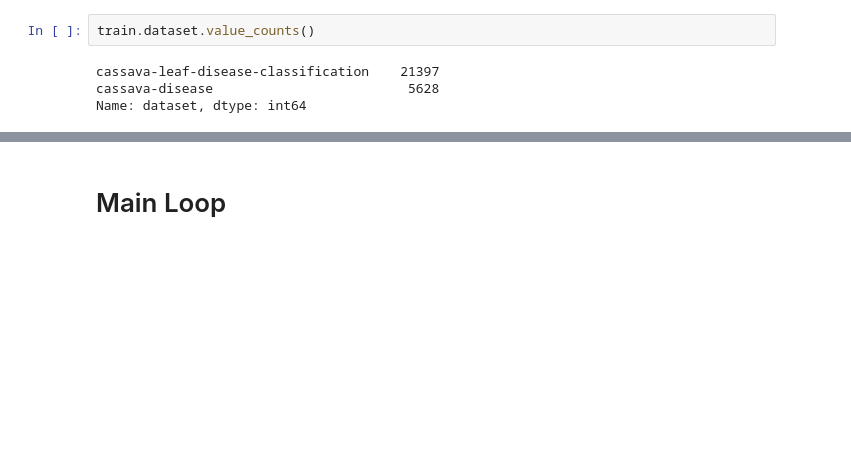
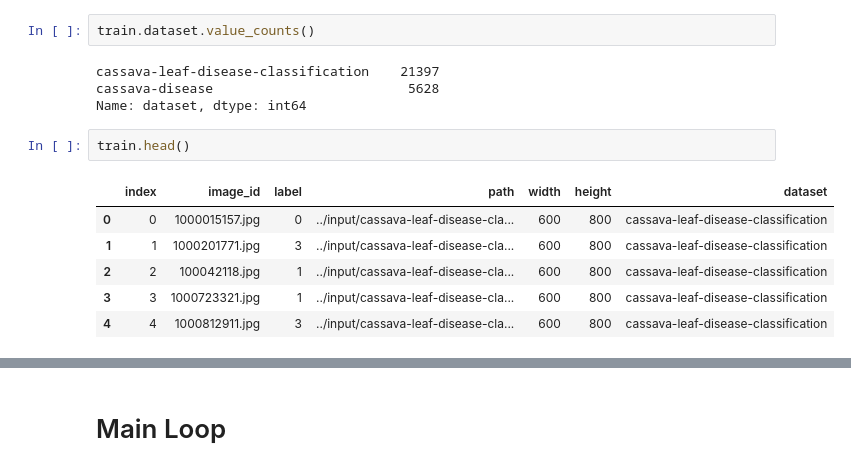
Before and after one commit to arhow/cassava_leaf_disease_classification, a Jupyter notebook: notebook/pytorch-efficientnet-baseline-train-v2.ipynb, the cells around one changed output, grey strips where cells are left out. Drawn from its saved outputs; the diff is of its cells as text; blank space fills up the shorter version.

```diff
--- a/notebook/pytorch-efficientnet-baseline-train-v2.ipynb
+++ b/notebook/pytorch-efficientnet-baseline-train-v2.ipynb
@@ -976,3 +982,12 @@ train.dataset.value_counts()
 cassava-leaf-disease-classification    21397
 cassava-disease                         5628
 Name: dataset, dtype: int64
+# %%
+train.head()
+# %% [output]
+|  | index | image_id | label | path | width | height | dataset |
+| 0 | 0 | 1000015157.jpg | 0 | ../input/cassava-leaf-disease-cla... | 600 | 800 | cassava-leaf-disease-classification |
+| 1 | 1 | 1000201771.jpg | 3 | ../input/cassava-leaf-disease-cla... | 600 | 800 | cassava-leaf-disease-classification |
+| 2 | 2 | 100042118.jpg | 1 | ../input/cassava-leaf-disease-cla... | 600 | 800 | cassava-leaf-disease-classification |
+| 3 | 3 | 1000723321.jpg | 1 | ../input/cassava-leaf-disease-cla... | 600 | 800 | cassava-leaf-disease-classification |
+| 4 | 4 | 1000812911.jpg | 3 | ../input/cassava-leaf-disease-cla... | 600 | 800 | cassava-leaf-disease-classification |
```
Also changed, not shown: parts of 8 cells of this notebook.
